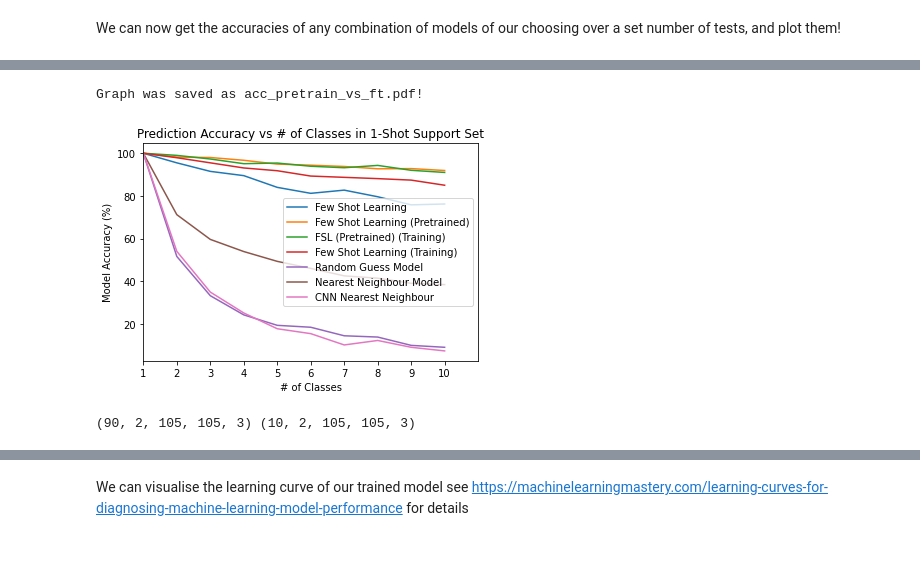
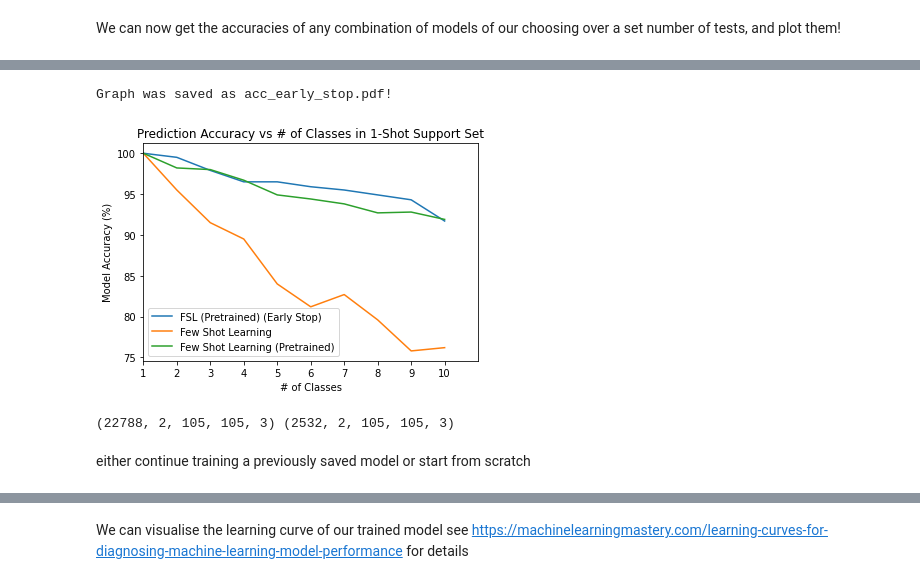
Before and after one commit to beetee17/few_shot_learning, a Jupyter notebook: keras-one-shot/omniglot.ipynb, the cells around one changed output, grey strips where cells are left out. Saved outputs shown, nothing was run; the diff lists cells and outputs as text; code cells hidden in the pictures; blank space fills up the shorter version.

Commit message:
fine tuned pretrained vgg16 model with early stop

```diff
--- a/keras-one-shot/omniglot.ipynb
+++ b/keras-one-shot/omniglot.ipynb
@@ -755,7 +755,8 @@ def get_accuracy(models, N, num_tests):
 
         if n == 1:
             for k, v in accuracies.items():
-                accuracies[k].append(100)
+                if k != 'range_':
+                    accuracies[k].append(100)
             continue
 
         accuracy = test_models(models, X_test, Y_test, num_tests, n, K=1, verbose = 0)
@@ -816,0 +839,2 @@ pretrained_model.summary()
+# %%
+model = load_model('vgg16_callback')
@@ -817,14 +864,15 @@ pretrained_model.summary()
 # %%
 N = range(1, 11)
 NUM_TESTS = 1000
-models = [
-         FSL(scratch_model),
-         FSL(scratch_model, name='Few Shot Learning (Training)', use_training_set=True)],
-         FSL(pretrain_model, name='Few Shot Learning (Pretrained)', only_supports_rgb=True),
-         FSL(pretrain_model, name='FSL (Pretrained) (Training)', use_training_set=True, only_supports_rgb=True)
-         Random(),
-         Nearest_Neighbour(),
-         FSL(model, only_supports_rgb=True, name='CNN Nearest Neighbour')
-         ]
-accuracies = get_accuracy(models, N, NUM_TESTS)
+# models = [
+#          FSL(scratch_model),
+#          FSL(scratch_model, name='Few Shot Learning (Training)', use_training_set=True)],
+#          FSL(pretrain_model, name='Few Shot Learning (Pretrained)', only_supports_rgb=True),
+#          FSL(pretrain_model, name='FSL (Pretrained) (Training)', use_training_set=True, only_supports_rgb=True)
+#          Random(),
+#          Nearest_Neighbour(),
+#          FSL(model, only_supports_rgb=True, name='CNN Nearest Neighbour')
+#          ]
+# accuracies = get_accuracy(models, N, NUM_TESTS)
+accuracies = get_accuracy([FSL(model, name='FSL (Pretrained) (Early Stop)', use_training_set=True, only_supports_rgb=True)], N, NUM_TESTS)
 print(accuracies)
@@ -831,11 +890,17 @@ print(accuracies)
 # %%
-with open('accuracies_160421.txt', 'r') as f:
+with open('accuracies_190421.txt', 'r') as f:
     contents = f.read()
     accuracies = eval(contents)
-plot_accuracy(accuracies, save='acc_pretrain_vs_ft.pdf')
+del accuracies['CNN Nearest Neighbour']
+del accuracies['Few Shot Learning (Training)']
+del accuracies['FSL (Pretrained) (Training)']
+del accuracies['Random Guess Model']
+del accuracies['Nearest Neighbour Model']
+# plot_accuracy(accuracies, save='acc_pretrain_vs_ft.pdf')
+plot_accuracy(accuracies, save='acc_early_stop.pdf')
 # %% [output]
-Graph was saved as acc_pretrain_vs_ft.pdf!
+Graph was saved as acc_early_stop.pdf!
-[figure, old version]
+[figure, new version]
 # %%
 def get_pretrained_model(input_shape):
     """
@@ -880,9 +945,11 @@ def get_pretrained_model(input_shape):
     # return the model
     return pretrained_model
 # %%
-train_pairs3, val_pairs3, train_labels, val_labels = train_test_split(train_pairs3[:100], train_labels[:100], test_size=0.1, random_state=42)
+train_pairs3, val_pairs3, train_labels, val_labels = train_test_split(train_pairs3, train_labels, test_size=0.1, random_state=42)
 val_inputs = [val_pairs3[:,0], val_pairs3[:,1]]
 train_test_split
 print(train_pairs3.shape, val_pairs3.shape)
 # %% [output]
-(90, 2, 105, 105, 3) (10, 2, 105, 105, 3)
+(22788, 2, 105, 105, 3) (2532, 2, 105, 105, 3)
+# %% [markdown]
+either continue training a previously saved model or start from scratch
```
Also changed, not shown: parts of 12 cells of this notebook.
